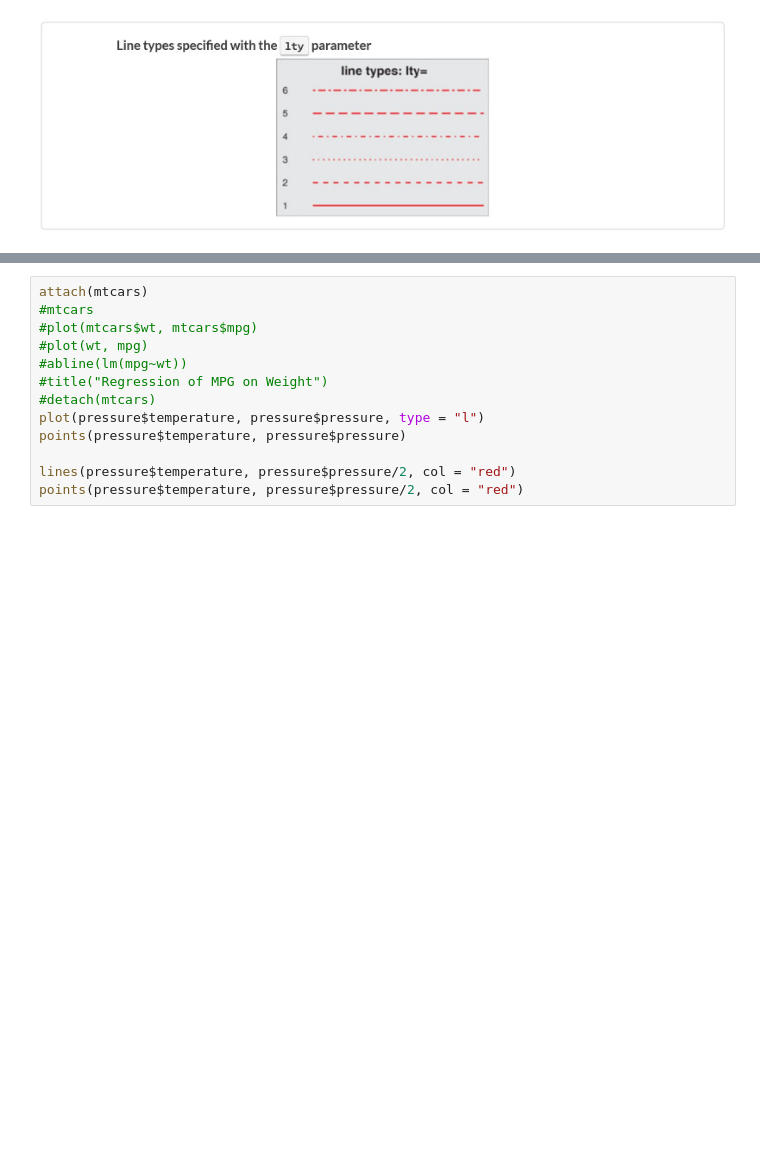
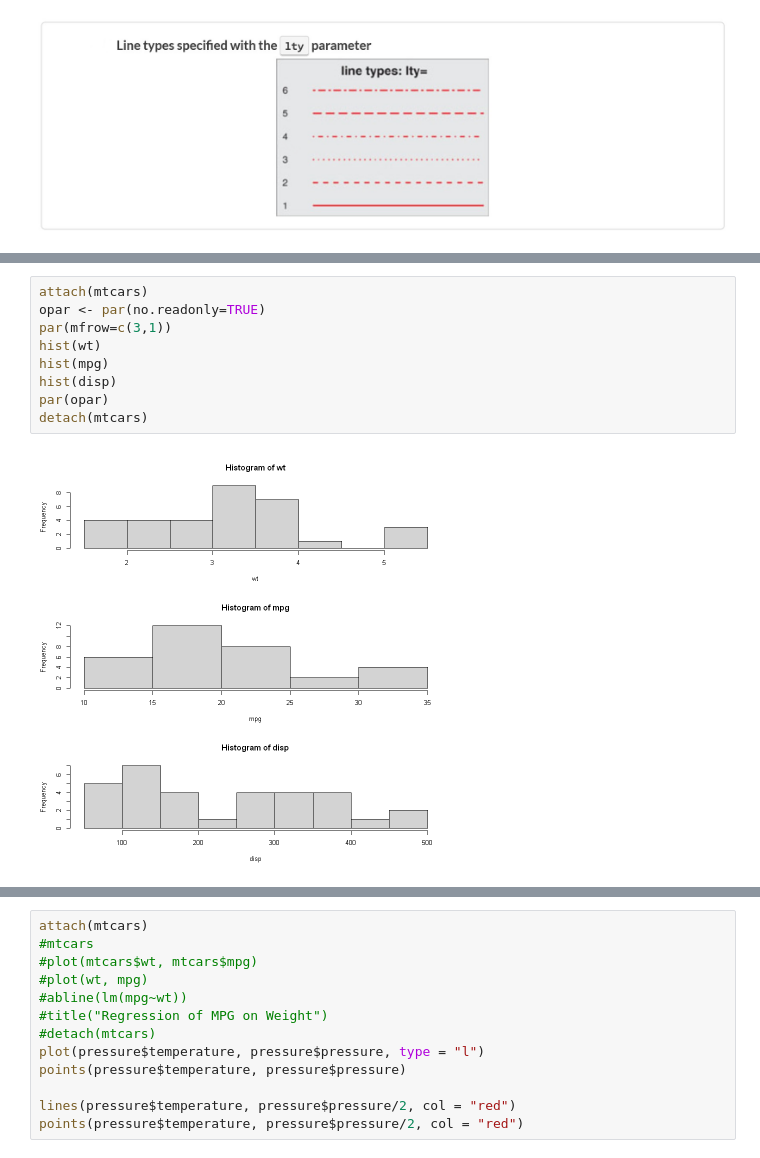
Before and after one commit to balsaedi/Courses, a Jupyter notebook: Introduction To R!/Workshop- Getting Started with R.ipynb, the cells around one changed output, grey strips where cells are left out. Drawn from its saved outputs; the diff is of its cells as text; blank space fills up the shorter version.

```diff
--- a/Introduction To R!/Workshop- Getting Started with R.ipynb
+++ b/Introduction To R!/Workshop- Getting Started with R.ipynb
@@ -966,0 +1037,11 @@ plot(dose, drugA, type="b", lty = 6, lwd = 3, pch=15)
+# %%
+attach(mtcars)
+opar <- par(no.readonly=TRUE)
+par(mfrow=c(3,1))
+hist(wt)
+hist(mpg)
+hist(disp)
+par(opar)
+detach(mtcars)
+# %% [output]
+[figure, added]
```
Also changed, not shown: parts of 25 cells of this notebook, 3 other files.
